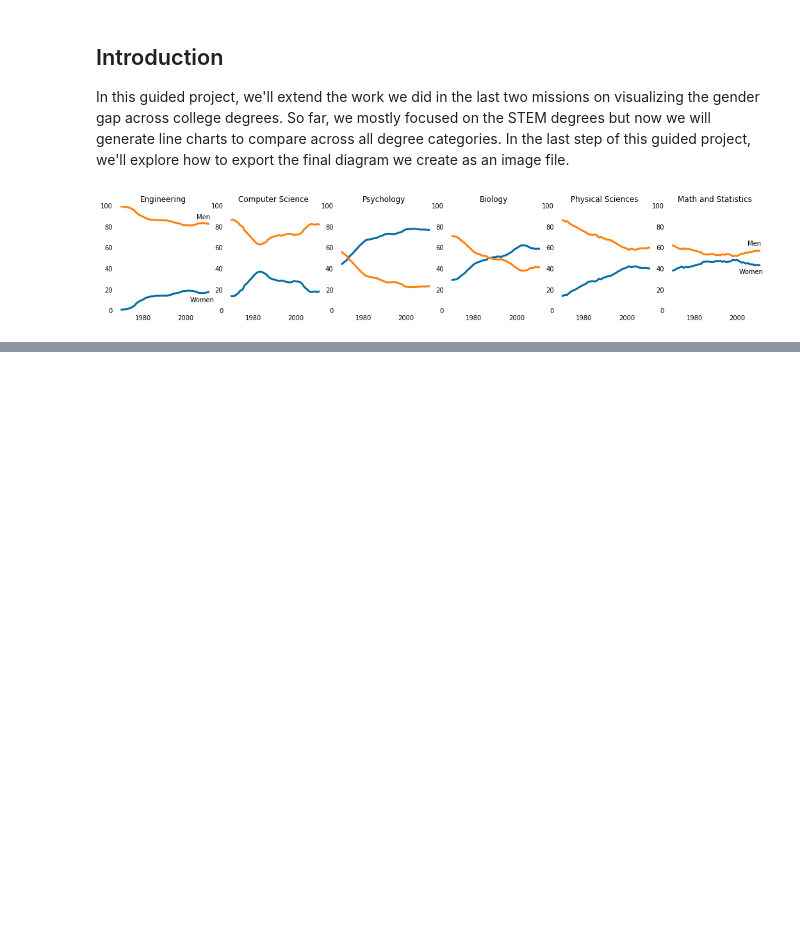
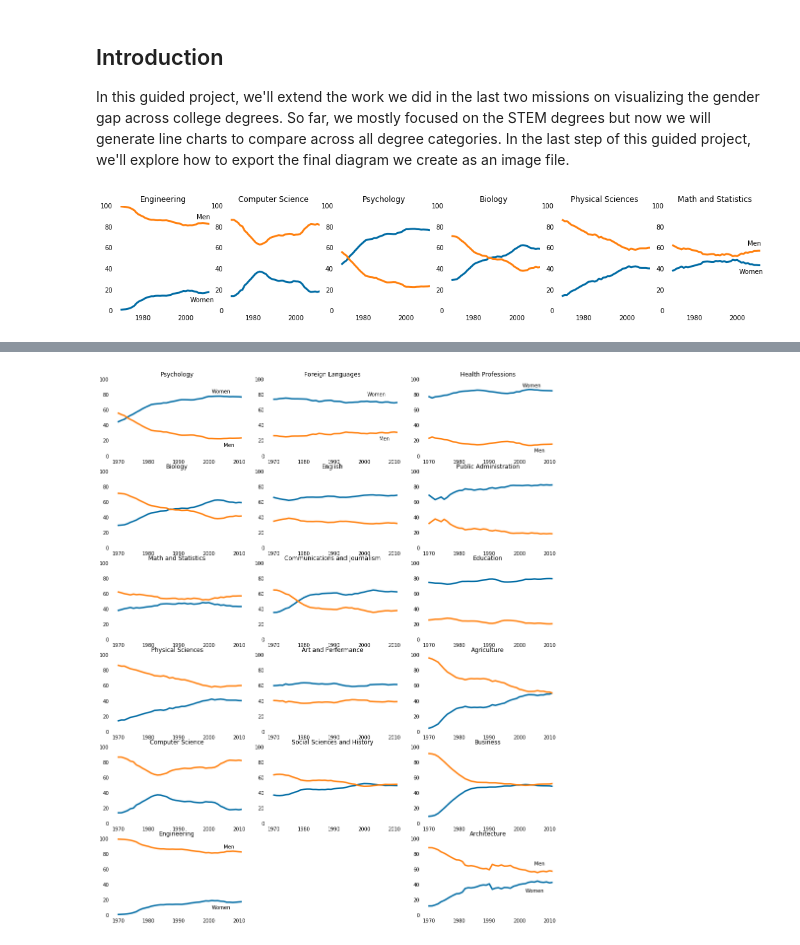
Before and after one commit to txkhaund/Dataquest_DS_path, a Jupyter notebook: Projects/5. Visualizing The Gender Gap In College Degrees.ipynb, the cells around one changed output, grey strips where cells are left out. Saved outputs shown, nothing was run; the diff lists cells and outputs as text; code cells hidden in the pictures; blank space fills up the shorter version.

Commit message:
Update 5. Visualizing The Gender Gap In College Degrees.ipynb
Finished!

```diff
--- a/Projects/5. Visualizing The Gender Gap In College Degrees.ipynb
+++ b/Projects/5. Visualizing The Gender Gap In College Degrees.ipynb
@@ -48,3 +48,70 @@ Here's what the diagram will look like:
 <img src="_images/149_comparing_across_categories.png" />
 
 While the `stem_cats` list was ordered by ending gender gap, all three of these lists are ordered in descending order by the percentage of degrees awarded to women. While `stem_cats` and `other_cats` have six degree categories as elements, `lib_arts_cats` only has five. We'll need to not only modify the for loop to generate the STEM line charts that we wrote but also add two new for loops to generate the line charts for liberal arts degrees and for other degrees.
+# %%
+stem_cats = ['Psychology', 'Biology', 'Math and Statistics', 'Physical Sciences', 'Computer Science', 'Engineering']
+lib_arts_cats = ['Foreign Languages', 'English', 'Communications and Journalism', 'Art and Performance', 'Social Sciences and History']
+other_cats = ['Health Professions', 'Public Administration', 'Education', 'Agriculture','Business', 'Architecture']
+# %%
+fig = plt.figure(figsize=(16,20))
+
+# Generating plots  for the first column
+
+for sp in range(0,18,3): # STEM Category
+    cat_index = int(sp/3)
+    ax = fig.add_subplot(6,3,sp+1)
+    ax.plot(women_degrees['Year'], women_degrees[stem_cats[cat_index]], c=cb_dark_blue, label='Women', linewidth=3)
+    ax.plot(women_degrees['Year'], 100 - women_degrees[stem_cats[cat_index]], c=cb_orange, label='Men', linewidth=3)
+    for key, spine in ax.spines.items():
+        spine.set_visible(False)
+    ax.set_xlim(1968, 2011)
+    ax.set_ylim(0, 100)
+    ax.set_title(stem_cats[cat_index])
+    ax.tick_params(bottom=False, top=False, left=False, right=False)
+    if cat_index == 0:
+        ax.text(2001, 82, "Women")
+        ax.text(2005, 12, "Men")
+    elif cat_index == 5:
+        ax.text(2005, 87, "Men")
+        ax.text(2001, 8, "Women")
+
+# Generating plots  for the second column
+
+for sp in range(1,16,3): # Liberal Arts Category
+    cat_index = int(sp/3)
+    ax = fig.add_subplot(6,3,sp+1)
+    ax.plot(women_degrees['Year'], women_degrees[lib_arts_cats[cat_index]], c=cb_dark_blue, label='Women', linewidth=3)
+    ax.plot(women_degrees['Year'], 100 - women_degrees[lib_arts_cats[cat_index]], c=cb_orange, label='Men', linewidth=3)
+    for key, spine in ax.spines.items():
+        spine.set_visible(False)
+    ax.set_xlim(1968, 2011)
+    ax.set_ylim(0, 100)
+    ax.set_title(lib_arts_cats[cat_index])
+    ax.tick_params(bottom=False, top=False, left=False, right=False)
+    if cat_index == 0:
+        ax.text(2001, 78, "Women")
+        ax.text(2005, 20, "Men")
+
+# Generating plots  for the third column
+
+for sp in range(2,18,3): # Other Category
+    cat_index = int(sp/3)
+    ax = fig.add_subplot(6,3,sp+1)
+    ax.plot(women_degrees['Year'], women_degrees[other_cats[cat_index]], c=cb_dark_blue, label='Women', linewidth=3)
+    ax.plot(women_degrees['Year'], 100 - women_degrees[other_cats[cat_index]], c=cb_orange, label='Men', linewidth=3)
+    for key, spine in ax.spines.items():
+        spine.set_visible(False)
+    ax.set_xlim(1968, 2011)
+    ax.set_ylim(0, 100)
+    ax.set_title(other_cats[cat_index])
+    ax.tick_params(bottom=False, top=False, left=False, right=False)
+    if cat_index == 0:
+        ax.text(2001, 90, "Women")
+        ax.text(2005, 5, "Men")
+    elif cat_index == 5:
+        ax.text(2005, 65, "Men")
+        ax.text(2002, 30, "Women")
+
+plt.show()
+# %% [output]
+[figure, added]
```
Also changed, not shown: parts of 10 cells of this notebook.
